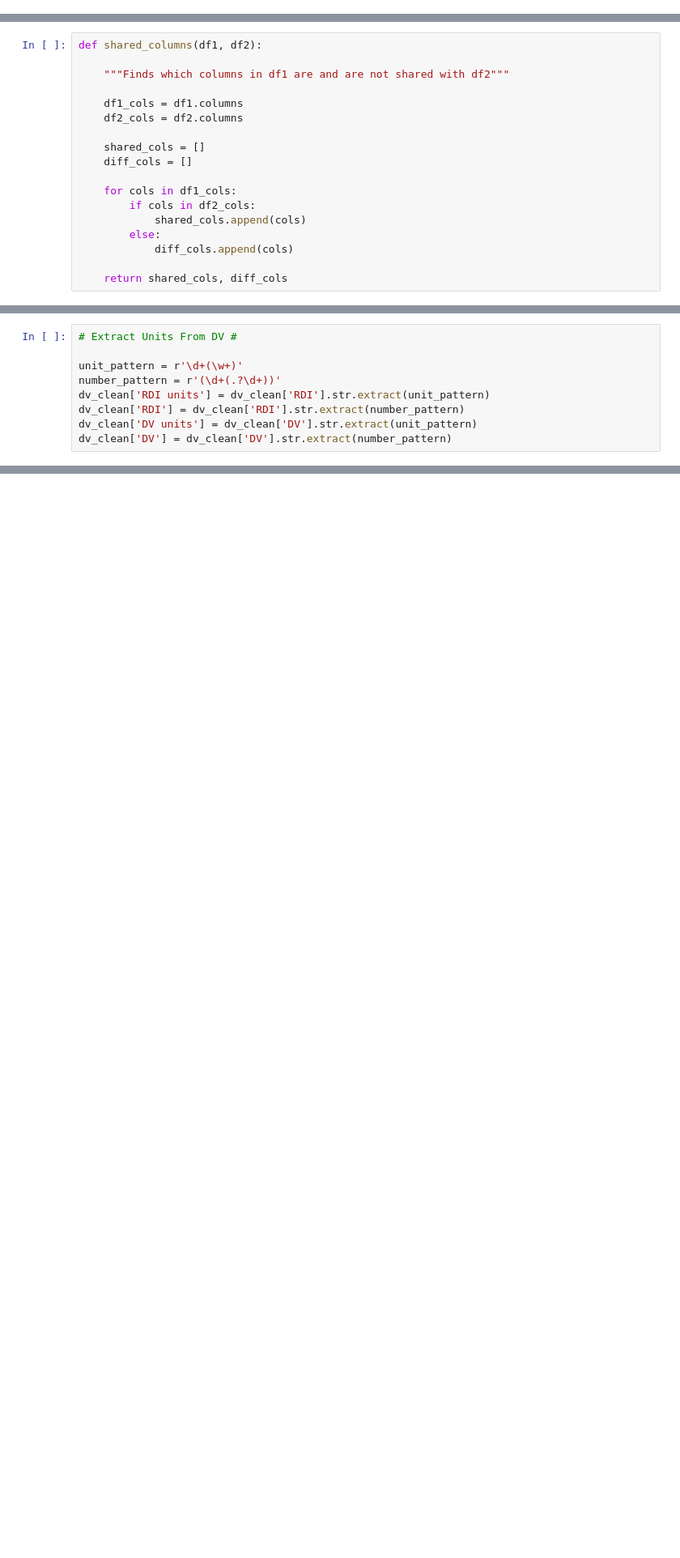
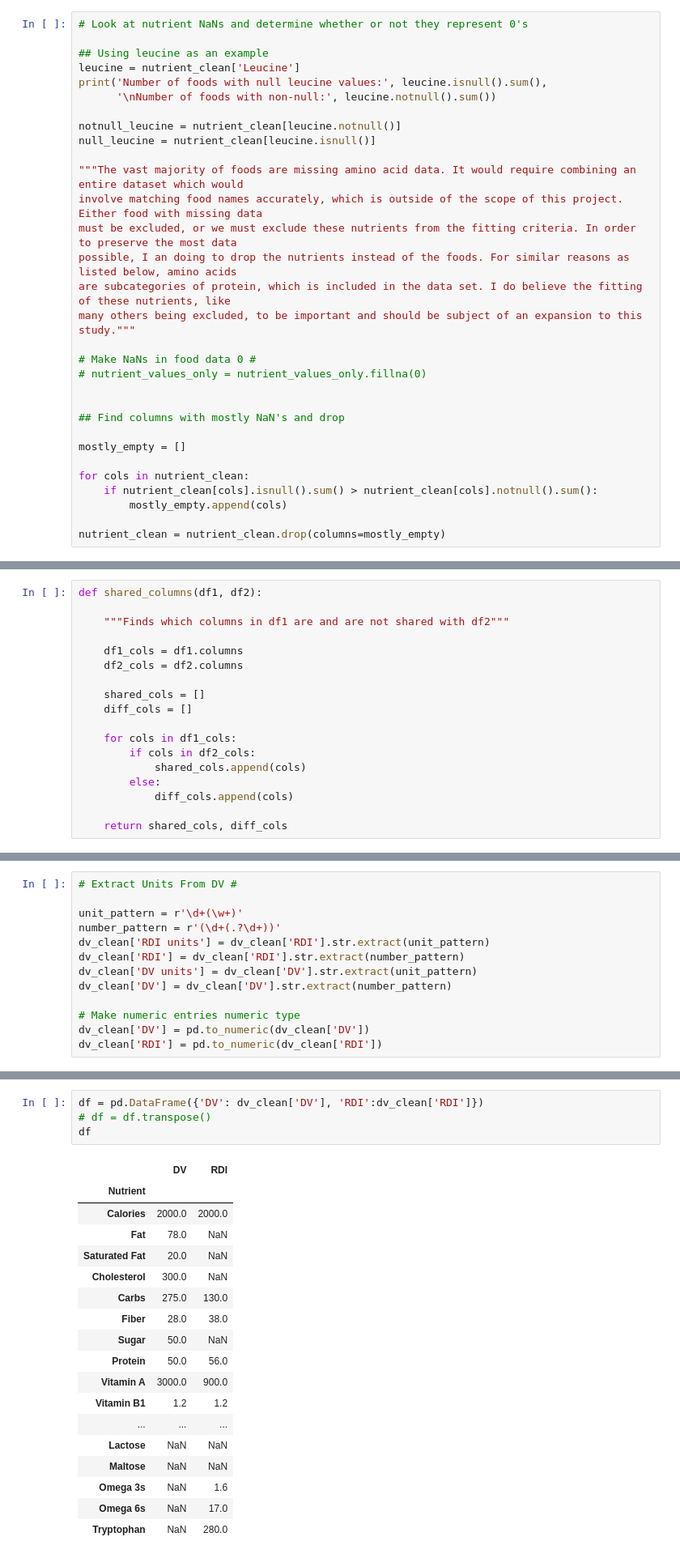
Before and after one commit to nathanteverett/portfolio, a Jupyter notebook: nutrition_calculator/nutrition_calculator_australia.ipynb, the cells around one changed output, grey strips where cells are left out. Shown at 81% size. Cells and saved outputs as stored; diff of their text form; blank space fills up the shorter version.

```diff
--- a/nutrition_calculator/nutrition_calculator_australia.ipynb
+++ b/nutrition_calculator/nutrition_calculator_australia.ipynb
@@ -158,0 +165,31 @@ nutrient_clean = nutrient_clean.rename(columns=misc_nutr)
+# %%
+# Look at nutrient NaNs and determine whether or not they represent 0's
+
+## Using leucine as an example
+leucine = nutrient_clean['Leucine']
+print('Number of foods with null leucine values:', leucine.isnull().sum(),
+      '\nNumber of foods with non-null:', leucine.notnull().sum())
+
+notnull_leucine = nutrient_clean[leucine.notnull()]
+null_leucine = nutrient_clean[leucine.isnull()]
+
+"""The vast majority of foods are missing amino acid data. It would require combining an entire dataset which would
+involve matching food names accurately, which is outside of the scope of this project. Either food with missing data
+must be excluded, or we must exclude these nutrients from the fitting criteria. In order to preserve the most data
+possible, I an doing to drop the nutrients instead of the foods. For similar reasons as listed below, amino acids
+are subcategories of protein, which is included in the data set. I do believe the fitting of these nutrients, like
+many others being excluded, to be important and should be subject of an expansion to this study."""
+
+# Make NaNs in food data 0 #
+# nutrient_values_only = nutrient_values_only.fillna(0)
+
+
+## Find columns with mostly NaN's and drop
+
+mostly_empty = []
+
+for cols in nutrient_clean:
+    if nutrient_clean[cols].isnull().sum() > nutrient_clean[cols].notnull().sum():
+        mostly_empty.append(cols)
+
+nutrient_clean = nutrient_clean.drop(columns=mostly_empty)
@@ -207,3 +292,7 @@ dv_clean['RDI units'] = dv_clean['RDI'].str.extract(unit_pattern)
 dv_clean['RDI'] = dv_clean['RDI'].str.extract(number_pattern)
 dv_clean['DV units'] = dv_clean['DV'].str.extract(unit_pattern)
 dv_clean['DV'] = dv_clean['DV'].str.extract(number_pattern)
+
+# Make numeric entries numeric type
+dv_clean['DV'] = pd.to_numeric(dv_clean['DV'])
+dv_clean['RDI'] = pd.to_numeric(dv_clean['RDI'])
@@ -229,0 +311,23 @@ nutrient_clean.head()
+# %%
+df = pd.DataFrame({'DV': dv_clean['DV'], 'RDI':dv_clean['RDI']})
+# df = df.transpose()
+df
+# %% [output]
+|  | DV | RDI |
+| Nutrient |  |  |
+| Calories | 2000.0 | 2000.0 |
+| Fat | 78.0 | NaN |
+| Saturated Fat | 20.0 | NaN |
+| Cholesterol | 300.0 | NaN |
+| Carbs | 275.0 | 130.0 |
+| Fiber | 28.0 | 38.0 |
+| Sugar | 50.0 | NaN |
+| Protein | 50.0 | 56.0 |
+| Vitamin A | 3000.0 | 900.0 |
+| Vitamin B1 | 1.2 | 1.2 |
+| ... | ... | ... |
+| Lactose | NaN | NaN |
+| Maltose | NaN | NaN |
+| Omega 3s | NaN | 1.6 |
+| Omega 6s | NaN | 17.0 |
+| Tryptophan | NaN | 280.0 |
```
Also changed, not shown: parts of 20 cells of this notebook.
